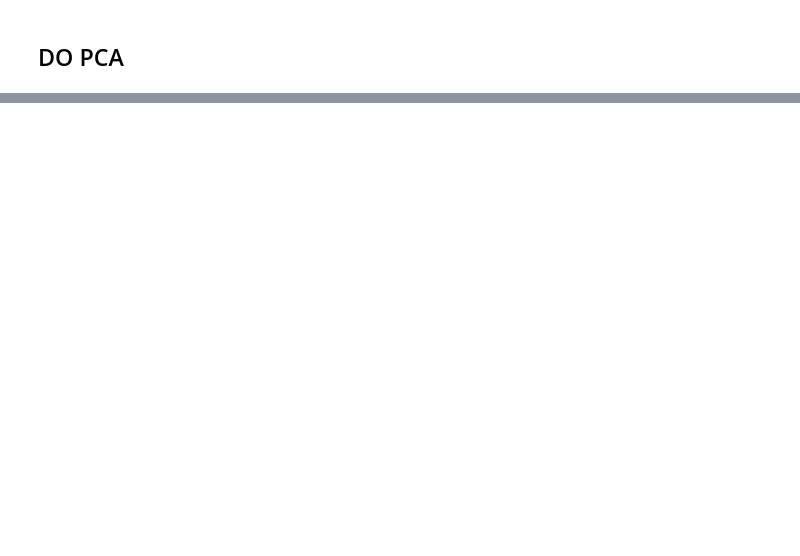
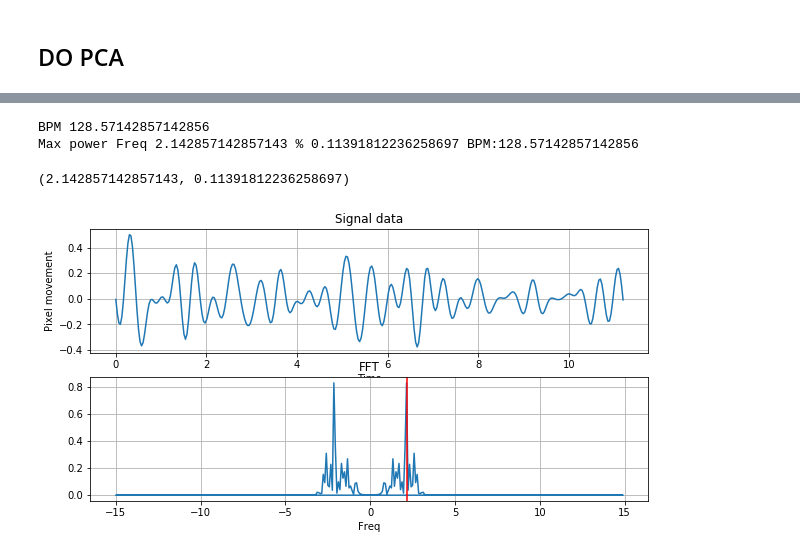
Before and after one commit to irfan798/head-pulse-track, a Jupyter notebook: signal_pross.ipynb, the cells around one changed output, grey strips where cells are left out. Cells and saved outputs as stored; diff of their text form; code cells hidden in the pictures; blank space fills up the shorter version.

Commit message:
Power spectral analysis on notebook

```diff
--- a/signal_pross.ipynb
+++ b/signal_pross.ipynb
@@ -302,0 +380,21 @@ array([  7,  15,  23,  33,  45,  57,  65,  74,  86, 100, 110, 118, 127,
+# %%
+max_ratios = []
+max_freqs = []
+for i, signal_data in enumerate(pca_result):
+    maxFreq, percentage = get_results(signal_data, fs=30, draw=False)
+
+    max_ratios.append(percentage)
+    max_freqs.append(maxFreq)
+
+# Find most sure freq out of pcas
+idx = np.argmax(max_ratios)
+last_pca = pca_result[idx]
+
+print('BPM', max_freqs[idx]*60)
+
+get_results(last_pca, draw=True)
+# %% [output]
+BPM 128.57142857142856
+Max power Freq 2.142857142857143 % 0.11391812236258697 BPM:128.57142857142856
+(2.142857142857143, 0.11391812236258697)
+[figure, added]
```
Also changed, not shown: parts of 15 cells of this notebook.
